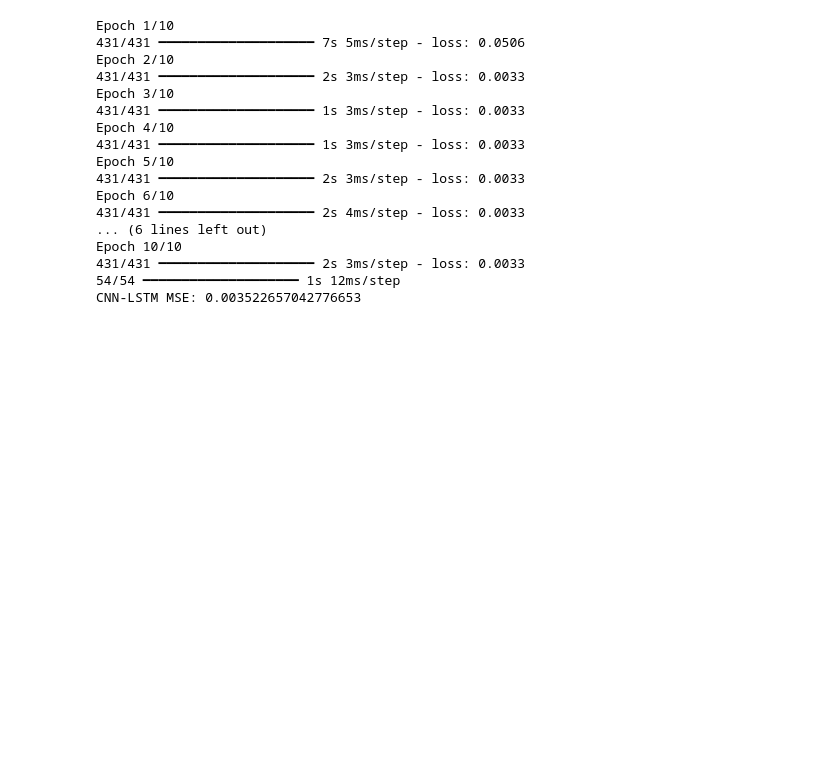
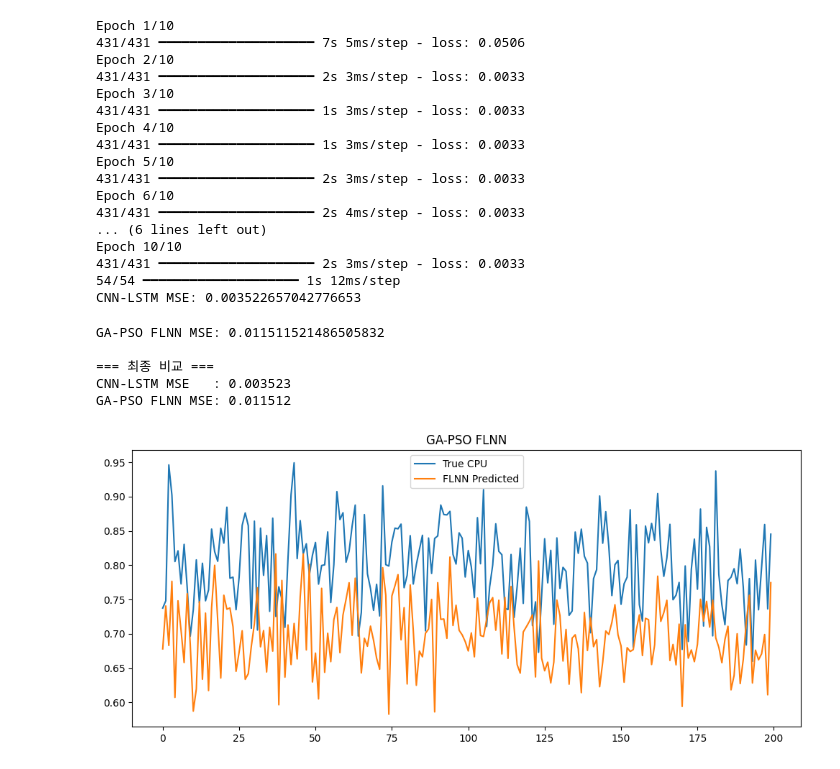
Before and after one commit to hyeonseonn/sensing_app, a Jupyter notebook: 0721_1.ipynb, the cells around one changed output. Cells and saved outputs as stored; diff of their text form; code cells hidden in the pictures; blank space fills up the shorter version.

```diff
--- a/0721_1.ipynb
+++ b/0721_1.ipynb
@@ -317,11 +321,8 @@ Epoch 10/10
 54/54 ━━━━━━━━━━━━━━━━━━━━ 1s 12ms/step
 CNN-LSTM MSE: 0.003522657042776653
 # %%
-# =======================================================
 # 5. GA-PSO + FLNN 방식
-# =======================================================
-# GA-PSO는 단일 step 예측 (단변수 회귀 형태)
-# 과거 20step → 미래 1step
+# GA전역탐색 (다양한 가중치 모음) -> PSO로 지역 최적화 (빠르게 가중치로 수렴) -> 최적 가중치 선택
 
 def create_flnn_data(dataset, past_steps=20):
     X, y = [], []
@@ -331,25 +332,26 @@ def create_flnn_data(dataset, past_steps=20):
     return np.array(X), np.array(y)
 
 X_flnn, y_flnn = create_flnn_data(scaled_cpu, past_steps=20)
-train_size_flnn = int(len(X_flnn)*0.8) # 데이터셋의 총 길이의 80%로 학습 데이터 크기를 정하기.
+train_size_flnn = int(len(X_flnn)*0.8) # 데이터셋의 총 길이의 80%로 학습 데이터 크기 정함.
 X_train_flnn, X_test_flnn = X_flnn[:train_size_flnn], X_flnn[train_size_flnn:]
 y_train_flnn, y_test_flnn = y_flnn[:train_size_flnn], y_flnn[train_size_flnn:]
 
+# FLNN Forward (Functional Link Neural Network)
+def flnn_forward(X, weights):
+    bias = weights[-1]
+    w = weights[:-1]
+    return np.dot(X, w) + bias
 
-# --- FLNN Forward ---
-def flnn_forward(X, weights):
-    return np.dot(X, weights)
-
-# --- Fitness (MAE) ---
+# 예상값 MAE, 평균 절대 오차 구하는 함수
 def fitness_function(weights, X, y):
     y_pred = flnn_forward(X, weights)
     return np.mean(np.abs(y - y_pred))
 
-# --- 초기 Population ---
+# GA를 구하기 위한 개체군을 생성
 def init_population(pop_size, weight_dim):
     return np.random.uniform(-1, 1, (pop_size, weight_dim))
 
-# --- GA+PSO 최적화 ---
+# GA+PSO 최적화
 def ga_pso_optimize(X, y, pop_size=20, max_gen=50, w=0.5, c1=1.5, c2=1.5):
     dim = X.shape[1]
     population = init_population(pop_size, dim)
@@ -380,31 +382,38 @@ def ga_pso_optimize(X, y, pop_size=20, max_gen=50, w=0.5, c1=1.5, c2=1.5):
 
         # pbest/gbest 업데이트
         for i in range(pop_size):
             if fitness[i] < pbest_fitness[i]:
                 pbest[i] = population[i].copy()
                 pbest_fitness[i] = fitness[i]
         gbest = population[np.argmin(fitness)]
 
     return gbest
 
 
 # GA-PSO로 최적 가중치 찾기
 best_weights = ga_pso_optimize(X_train_flnn, y_train_flnn, pop_size=30, max_gen=100)
 
-# FLNN 예측
+# 찾은 가중치를 적용해서 FLNN 예측
 y_pred_flnn = flnn_forward(X_test_flnn, best_weights)
 mse_flnn = mean_squared_error(y_test_flnn, y_pred_flnn)
 print("GA-PSO FLNN MSE:", mse_flnn)
 
 
 print("\n=== 최종 비교 ===")
 print(f"CNN-LSTM MSE   : {mse_cnnlstm:.6f}")
 print(f"GA-PSO FLNN MSE: {mse_flnn:.6f}")
 
 # 시각화
 plt.figure(figsize=(12,5))
 plt.plot(y_test_flnn[:200], label="True CPU")
 plt.plot(y_pred_flnn[:200], label="FLNN Predicted")
 plt.legend()
 plt.title("GA-PSO FLNN")
 plt.show()
+# %% [output]
+GA-PSO FLNN MSE: 0.011511521486505832
+
+=== 최종 비교 ===
+CNN-LSTM MSE   : 0.003523
+GA-PSO FLNN MSE: 0.011512
+[figure, added]
```
Also changed, not shown: parts of 1 cell of this notebook.
